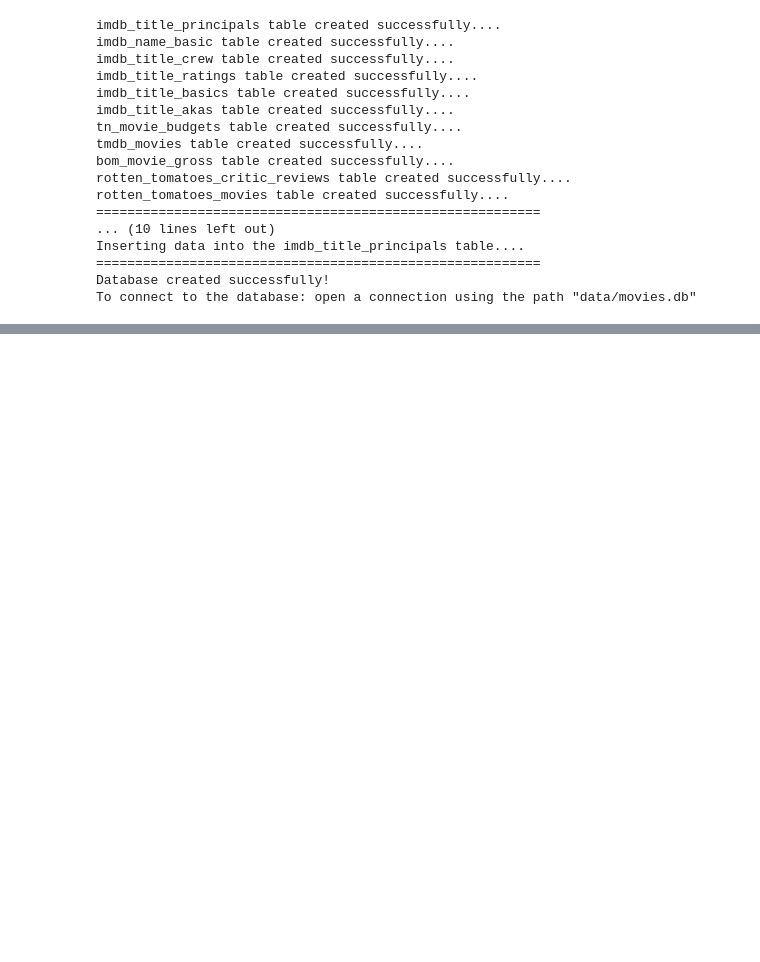
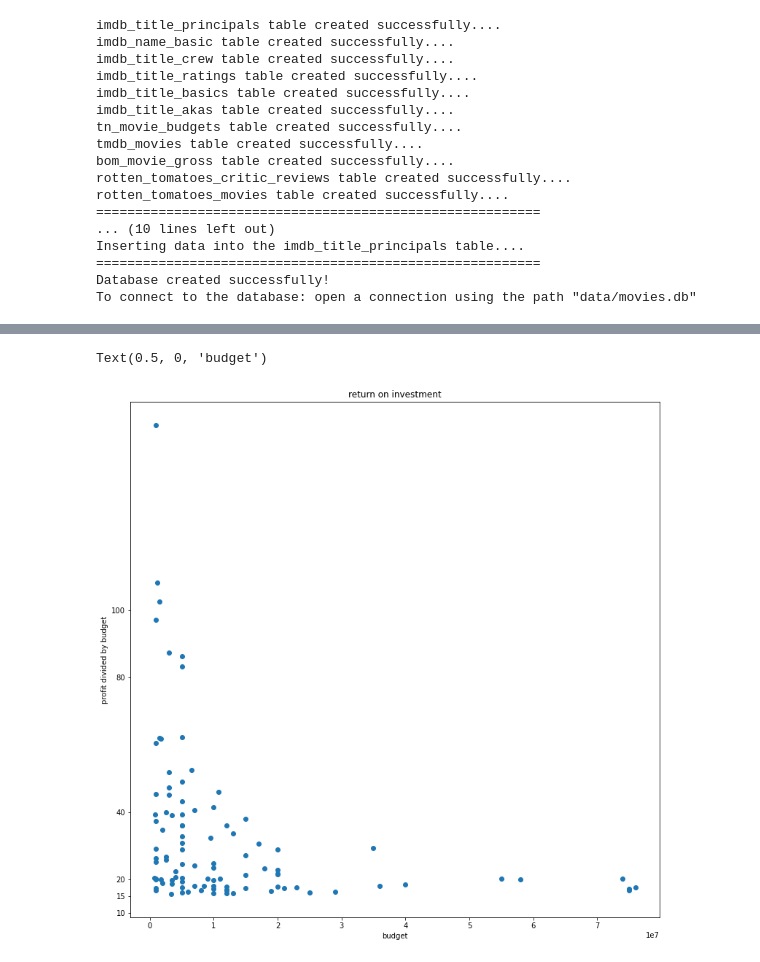
Before and after one commit to john-c-simmons/microsoft_film_reccomendation, a Jupyter notebook: opening data.ipynb, the cells around one changed output, grey strips where cells are left out. Drawn from its saved outputs; the diff is of its cells as text; code cells hidden in the pictures; blank space fills up the shorter version.

```diff
--- a/opening data.ipynb
+++ b/opening data.ipynb
@@ -307,0 +338,11 @@ def create_movies_db():
+# %%
+#tndfp = tndf[(tndf['net_profit'] >= 0)]
+plot_three_fig, plot_three_ax = plt.subplots(figsize=(13,13))
+plot_three_ax.scatter(top100['production_budget'], top100['return_on_investment'])
+plt.yticks([10, 15, 20,40,80, 100])
+plt.title('return on investment')
+plt.ylabel('profit divided by budget')
+plt.xlabel('budget')
+# %% [output]
+Text(0.5, 0, 'budget')
+[figure, added]
```
Also changed, not shown: parts of 33 cells of this notebook, 1 other file.
